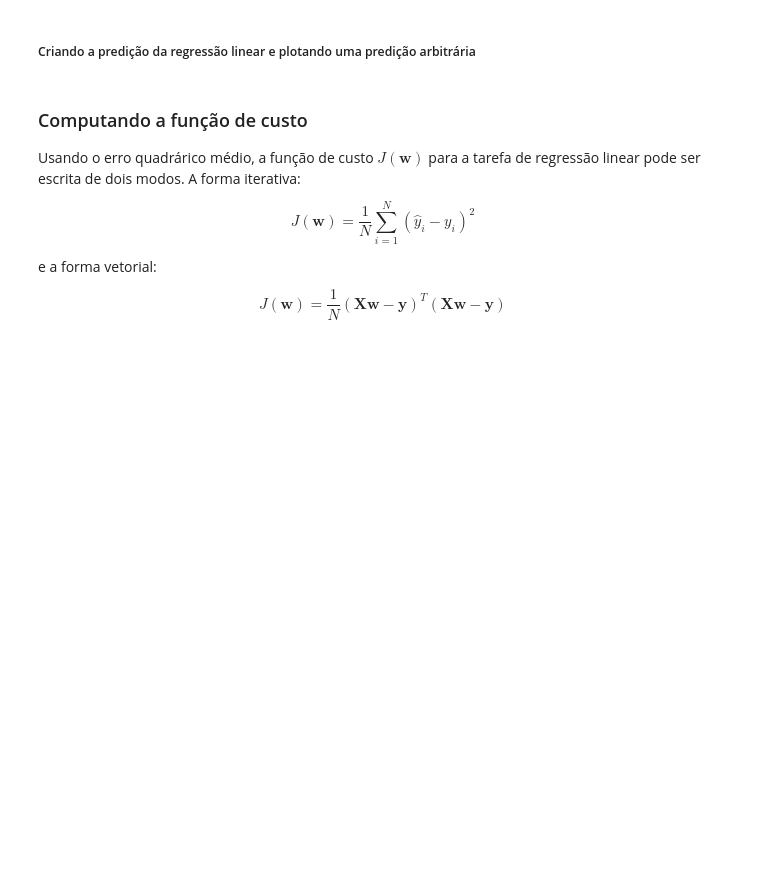
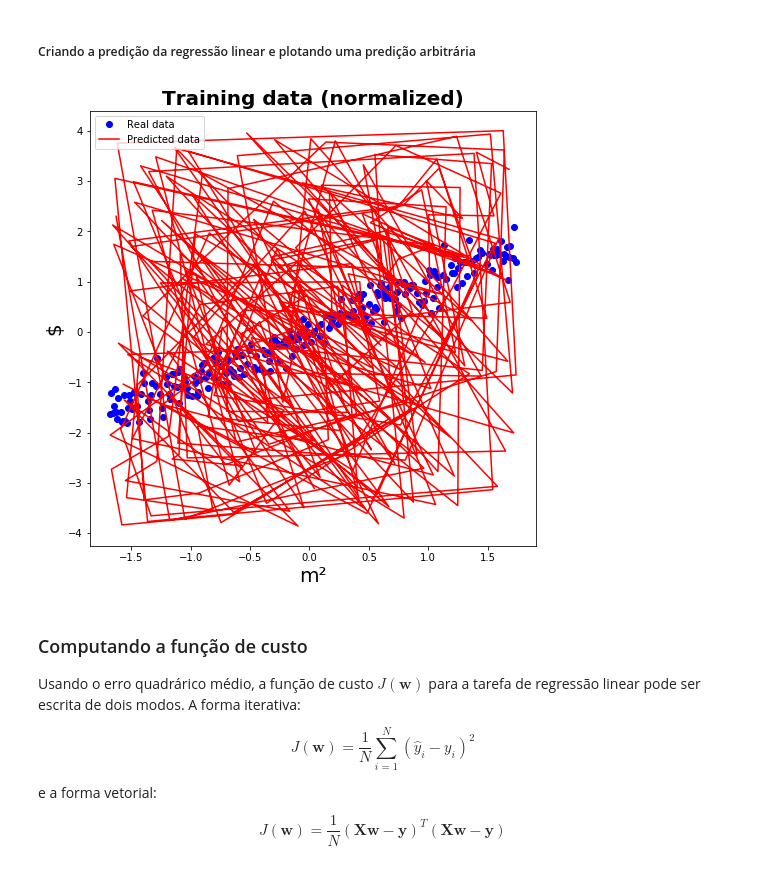
Before and after one commit to antfobe/ime, a Jupyter notebook: eps/mac5832_linreg/regressao_linear2.ipynb, the cells around one changed output. Cells and saved outputs as stored; diff of their text form; code cells hidden in the pictures; blank space fills up the shorter version.

```diff
--- a/eps/mac5832_linreg/regressao_linear2.ipynb
+++ b/eps/mac5832_linreg/regressao_linear2.ipynb
@@ -244,31 +245,33 @@ except NameError:
 # %%
 def linear_regression_prediction(X, w):
     """
     Calculates the linear regression prediction.
 
     :param X: design matrix
     :type X: np.ndarray(shape=(N, d))
     :param w: weights
     :type w: np.array(shape=(d, 1))
     :return: prediction
     :rtype: np.array(shape=(N, 1))
     """
-
-    return X.dot(w)
+    #print (np.dot(w,X)[0])
+    return np.dot(w,X)#X.dot(w)
 
 try:
     w = np.array([[1.2], [2.3]])
-    prediction = linear_regression_prediction(train_X_1, w)
+    prediction = linear_regression_prediction(train_X_1, w)[1][:250]
 
-    plot_points_regression(train_X_norm,
-                           train_y_norm,
+    plot_points_regression(train_X_norm[0],
+                           train_y_norm[0],
                            title='Training data (normalized)',
                            xlabel="m\u00b2",
                            ylabel='$',
                            prediction=prediction,
                            legend=True)
 except NameError:
     print("Falta fazer!")
+# %% [output]
+[figure, added]
 # %% [markdown]
 ### Computando a função de custo
 
```
Also changed, not shown: parts of 3 cells of this notebook, 6 other files.
